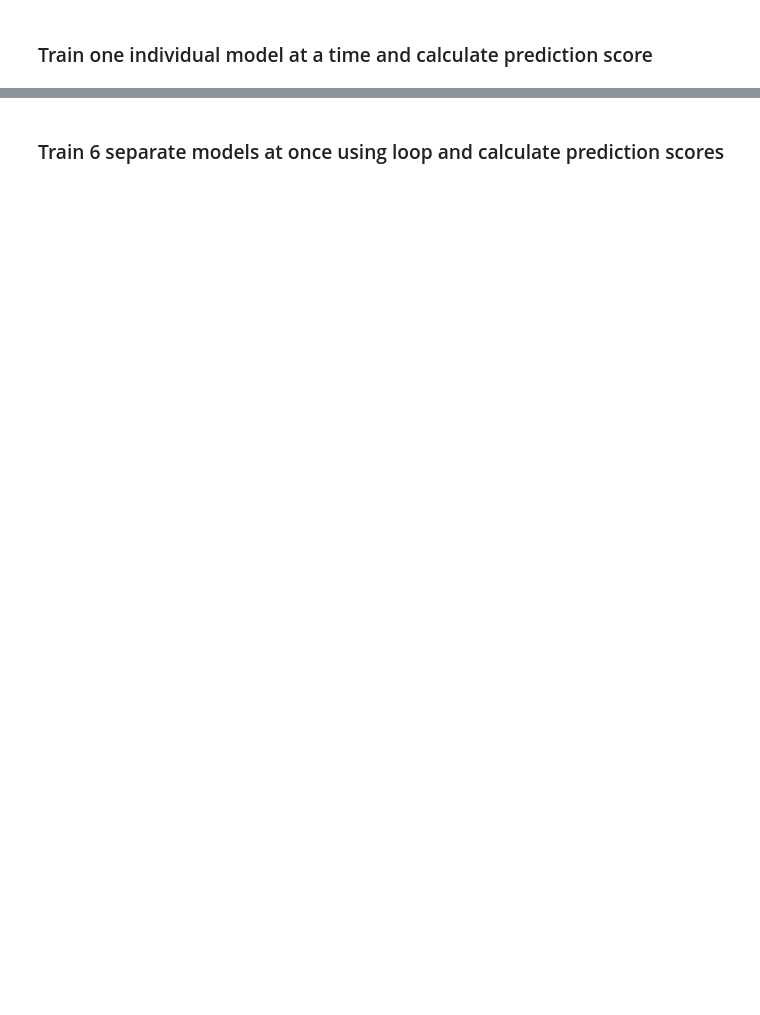
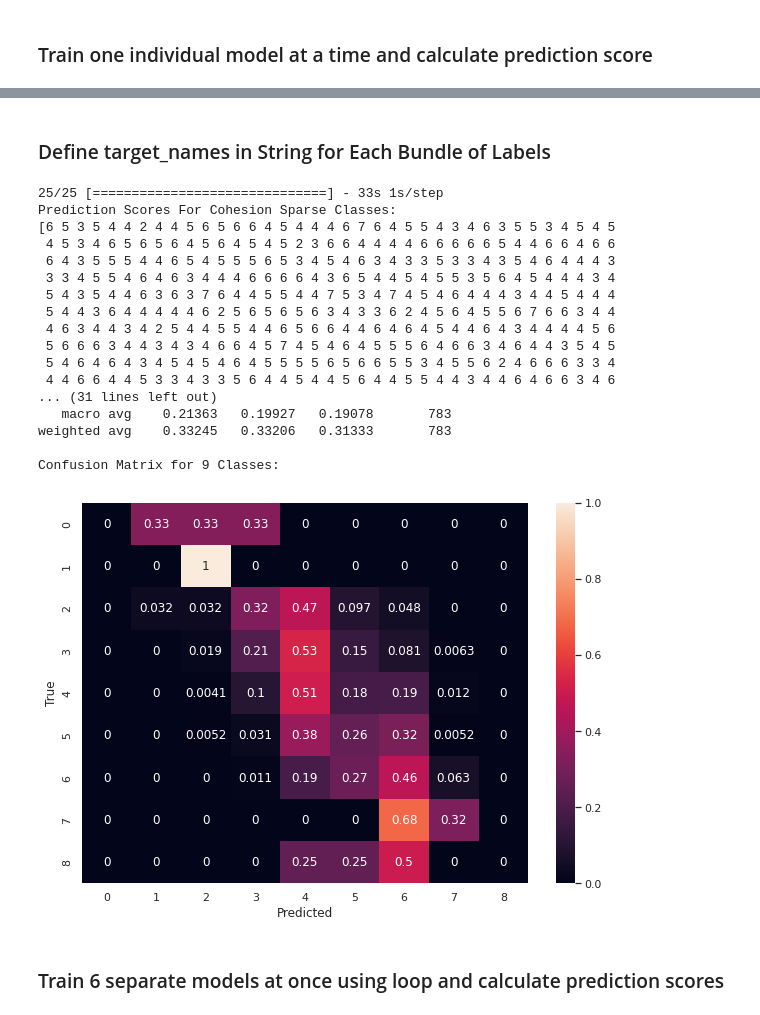
Before and after one commit to heesukjang/W266_NLP_With_DeepLearning, a Jupyter notebook: Final_Project/BERTTweet_3_21_2023.ipynb, the cells around one changed output, grey strips where cells are left out. Cells and saved outputs as stored; diff of their text form; code cells hidden in the pictures; blank space fills up the shorter version.

```diff
--- a/Final_Project/BERTTweet_3_21_2023.ipynb
+++ b/Final_Project/BERTTweet_3_21_2023.ipynb
@@ -939,2 +961,14 @@ ________________________________________________________________________________
+# %%
+def confusion_matrix(target_names, y_test_labels, prediction):
+  cm = tf.math.confusion_matrix(y_test_labels, prediction)
+  cm = cm/cm.numpy().sum(axis=1)[:, tf.newaxis]
+
+  plt.figure(figsize=(10,7))
+  sns.heatmap(
+      cm, annot=True,
+      xticklabels=target_names,
+      yticklabels=target_names)
+  plt.xlabel("Predicted")
+  plt.ylabel("True")
 # %% [markdown]
 ## Train 6 Individual Models and Predict Scores for Test Set
@@ -998,5 +1044,6 @@ y_separate_labels_dense_test_3 = generate_y_labels(y_dense_test_3, 'dense')
 # %%
-train_separate_model_for_each_metrics(y_separate_labels_sparse_train_2, y_separate_labels_sparse_test_2, sparse_class_cols, epochs=3)
+# train_separate_model_for_each_metrics(bert, 'BERT', y_separate_labels_sparse_train_2, y_separate_labels_sparse_test_2, batch_size=BATCH_SIZE, epochs=EPOCHS)
+
 # out of memory issue running 6 models. free up resources every time you run each model
 # save to my file system model checkpoint. load it from the checkpoint
 # get it work for one class at a time
@@ -1010,3 +1050,51 @@ WARNING:tensorflow:Gradients do not exist for variables ['tf_bert_model_6/bert/p
+# %% [markdown]
+### Define target_names in String for Each Bundle of Labels
+# %%
+str_target_names_5 = list(map(str, list(range(1,6,1))))    # target_names for 5 string values
+str_target_names_9 = list(map(str, list(range(9))))        # target_names for 9 string values
+# %%
+def predict_and_evaluate_separate_model(model, y_test_labels, target_names):    # target_names: a list of strings of 9 classes or 5 classes
+  # Predict Scores for Test Set
+  prediction = model.predict([test_encodings_2.input_ids,
+                              test_encodings_2.token_type_ids,
+                              test_encodings_2.attention_mask])
+  prediction = tf.argmax(prediction, axis=-1)
+  print(f'Prediction Scores For Cohesion Sparse Classes:\n{prediction}\n')
+
+  # Evaluate against our fine-tuned model.
+  score = model.evaluate([test_encodings_2.input_ids,
+                          test_encodings_2.token_type_ids,
+                          test_encodings_2.attention_mask],
+                          y_test_labels[0])
+  print(f'Test loss = {score[0]}\nTest accuracy = {score[1]}\n')
+
+  # Evaluation metrics with classification report and confusion matrix
+  # print(len(y_test_labels[0]), len(prediction), len(target_cols))
+  print(f'Classification Report for {len(target_names)} Classes:')
+  print(classification_report(y_test_labels[0], prediction.numpy(), target_names=target_names, digits=5))   # y_test_labels[0]: test labels only for Cohesion metric
+  print(f'Confusion Matrix for {len(target_names)} Classes:')
+  confusion_matrix(target_names, y_test_labels[0], prediction)
+
+predict_and_evaluate_separate_model(separate_model, y_separate_labels_sparse_test_2, str_target_names_9)
+# %% [output]
+25/25 [==============================] - 33s 1s/step
+Prediction Scores For Cohesion Sparse Classes:
+[6 5 3 5 4 4 2 4 4 5 6 5 6 6 4 5 4 4 4 6 7 6 4 5 5 4 3 4 6 3 5 5 3 4 5 4 5
+ 4 5 3 4 6 5 6 5 6 4 5 6 4 5 4 5 2 3 6 6 4 4 4 4 6 6 6 6 6 5 4 4 6 6 4 6 6
+ 6 4 3 5 5 5 4 4 6 5 4 5 5 5 6 5 3 4 5 4 6 3 4 3 3 5 3 3 4 3 5 4 6 4 4 4 3
+ 3 3 4 5 5 4 6 4 6 3 4 4 4 6 6 6 6 4 3 6 5 4 4 5 4 5 5 3 5 6 4 5 4 4 4 3 4
+ 5 4 3 5 4 4 6 3 6 3 7 6 4 4 5 5 4 4 7 5 3 4 7 4 5 4 6 4 4 4 3 4 4 5 4 4 4
+ 5 4 4 3 6 4 4 4 4 4 6 2 5 6 5 6 5 6 3 4 3 3 6 2 4 5 6 4 5 5 6 7 6 6 3 4 4
+ 4 6 3 4 4 3 4 2 5 4 4 5 5 4 4 6 5 6 6 4 4 6 4 6 4 5 4 4 6 4 3 4 4 4 4 5 6
+ 5 6 6 6 3 4 4 3 4 3 4 6 6 4 5 7 4 5 4 6 4 5 5 5 6 4 6 6 3 4 6 4 4 3 5 4 5
+ 5 4 6 4 6 4 3 4 5 4 5 4 6 4 5 5 5 5 6 5 6 6 5 5 3 4 5 5 6 2 4 6 6 6 3 3 4
+ 4 4 6 6 4 4 5 3 3 4 3 3 5 6 4 4 5 4 4 5 6 4 4 5 5 4 4 3 4 4 6 4 6 6 3 4 6
+... (31 lines left out)
+   macro avg    0.21363   0.19927   0.19078       783
+weighted avg    0.33245   0.33206   0.31333       783
+
+Confusion Matrix for 9 Classes:
+[figure, added]
 # %% [markdown]
 ### Train 6 separate models at once using loop and calculate prediction scores
 # %%
```
Also changed, not shown: parts of 44 cells of this notebook.
